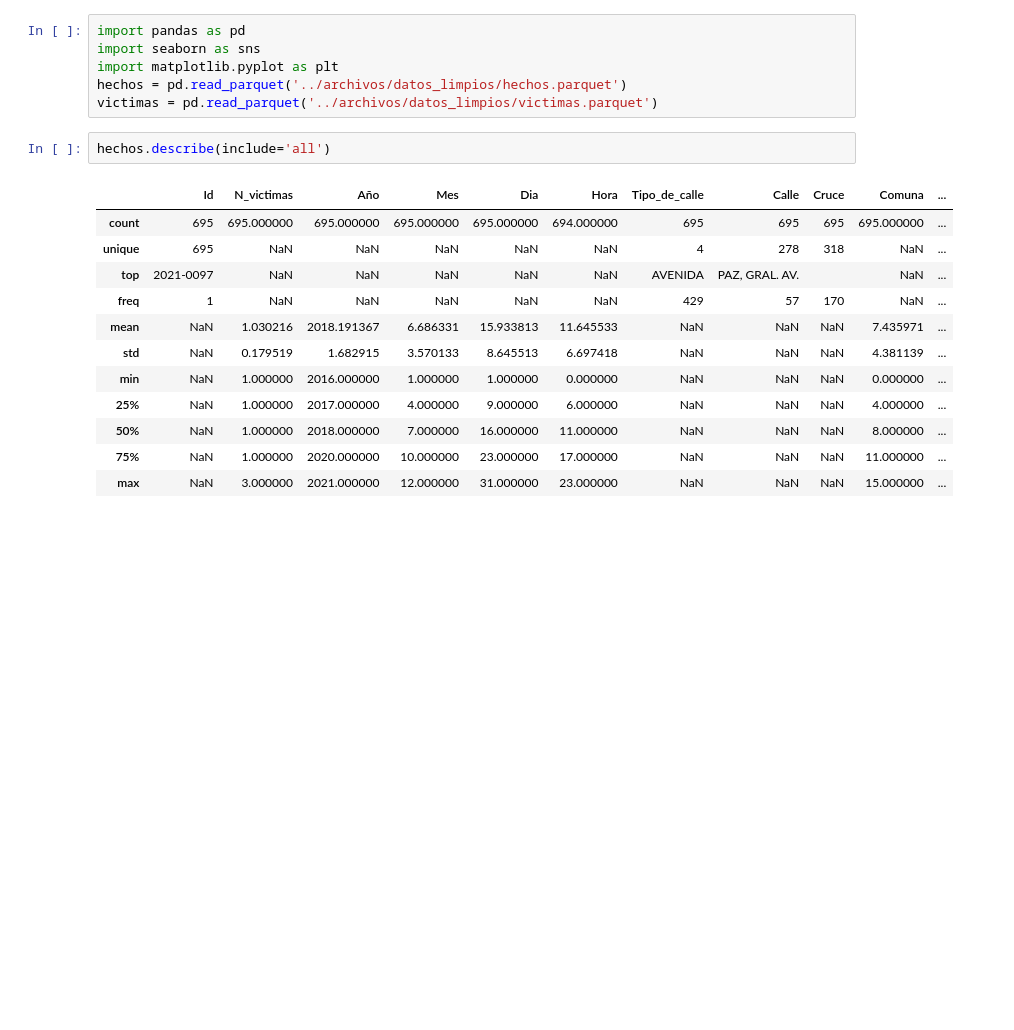
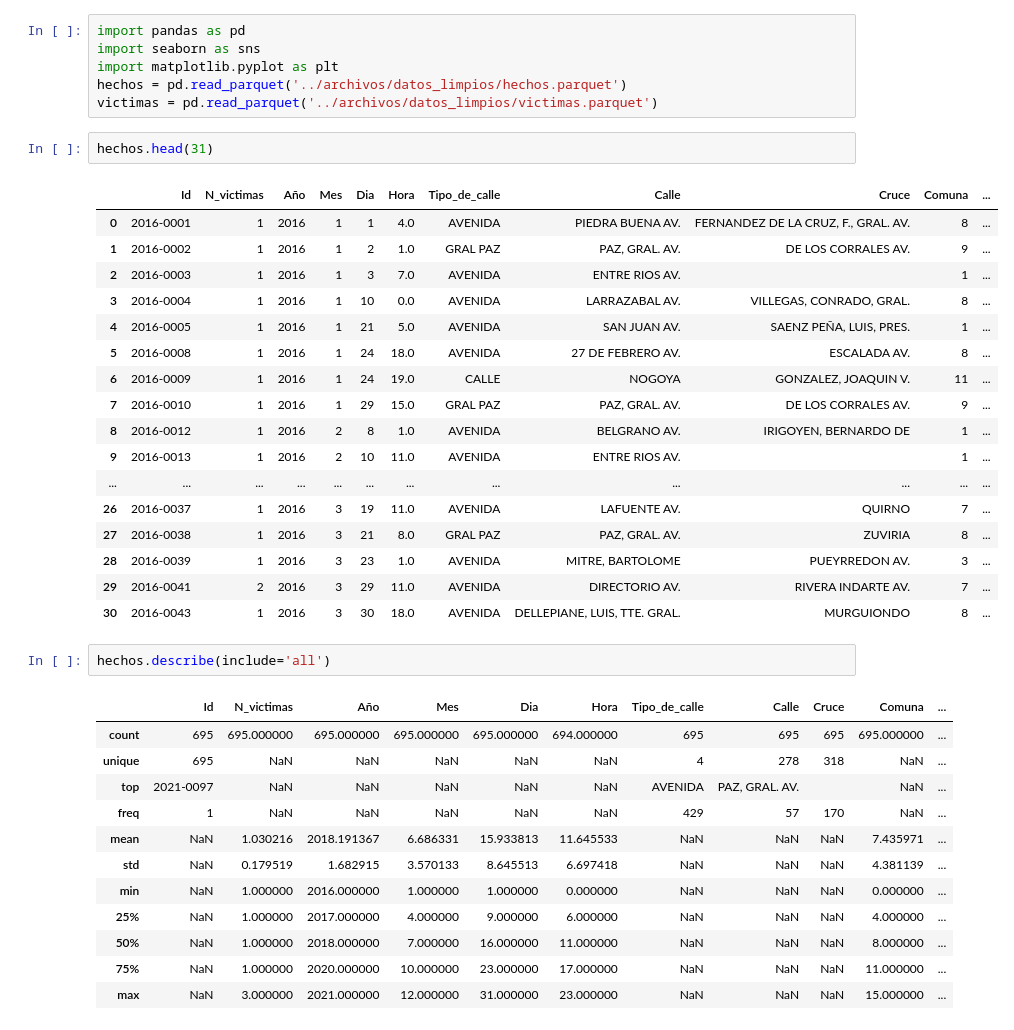
Before and after one commit to matiasbarriosled/PiDa2, a Jupyter notebook: EDA/EDA.ipynb, the cells around one changed output. Cells and saved outputs as stored; diff of their text form; blank space fills up the shorter version.

```diff
--- a/EDA/EDA.ipynb
+++ b/EDA/EDA.ipynb
@@ -4,6 +4,26 @@ import seaborn as sns
 import matplotlib.pyplot as plt
 hechos = pd.read_parquet('../archivos/datos_limpios/hechos.parquet')
 victimas = pd.read_parquet('../archivos/datos_limpios/victimas.parquet')
+# %%
+hechos.head(31)
+# %% [output]
+|  | Id | N_victimas | Año | Mes | Dia | Hora | Tipo_de_calle | Calle | Cruce | Comuna | ... |
+| 0 | 2016-0001 | 1 | 2016 | 1 | 1 | 4.0 | AVENIDA | PIEDRA BUENA AV. | FERNANDEZ DE LA CRUZ, F., GRAL. AV. | 8 | ... |
+| 1 | 2016-0002 | 1 | 2016 | 1 | 2 | 1.0 | GRAL PAZ | PAZ, GRAL. AV. | DE LOS CORRALES AV. | 9 | ... |
+| 2 | 2016-0003 | 1 | 2016 | 1 | 3 | 7.0 | AVENIDA | ENTRE RIOS AV. |  | 1 | ... |
+| 3 | 2016-0004 | 1 | 2016 | 1 | 10 | 0.0 | AVENIDA | LARRAZABAL AV. | VILLEGAS, CONRADO, GRAL. | 8 | ... |
+| 4 | 2016-0005 | 1 | 2016 | 1 | 21 | 5.0 | AVENIDA | SAN JUAN AV. | SAENZ PEÑA, LUIS, PRES. | 1 | ... |
+| 5 | 2016-0008 | 1 | 2016 | 1 | 24 | 18.0 | AVENIDA | 27 DE FEBRERO AV. | ESCALADA AV. | 8 | ... |
+| 6 | 2016-0009 | 1 | 2016 | 1 | 24 | 19.0 | CALLE | NOGOYA | GONZALEZ, JOAQUIN V. | 11 | ... |
+| 7 | 2016-0010 | 1 | 2016 | 1 | 29 | 15.0 | GRAL PAZ | PAZ, GRAL. AV. | DE LOS CORRALES AV. | 9 | ... |
+| 8 | 2016-0012 | 1 | 2016 | 2 | 8 | 1.0 | AVENIDA | BELGRANO AV. | IRIGOYEN, BERNARDO DE | 1 | ... |
+| 9 | 2016-0013 | 1 | 2016 | 2 | 10 | 11.0 | AVENIDA | ENTRE RIOS AV. |  | 1 | ... |
+| ... | ... | ... | ... | ... | ... | ... | ... | ... | ... | ... | ... |
+| 26 | 2016-0037 | 1 | 2016 | 3 | 19 | 11.0 | AVENIDA | LAFUENTE AV. | QUIRNO | 7 | ... |
+| 27 | 2016-0038 | 1 | 2016 | 3 | 21 | 8.0 | GRAL PAZ | PAZ, GRAL. AV. | ZUVIRIA | 8 | ... |
+| 28 | 2016-0039 | 1 | 2016 | 3 | 23 | 1.0 | AVENIDA | MITRE, BARTOLOME | PUEYRREDON AV. | 3 | ... |
+| 29 | 2016-0041 | 2 | 2016 | 3 | 29 | 11.0 | AVENIDA | DIRECTORIO AV. | RIVERA INDARTE AV. | 7 | ... |
+| 30 | 2016-0043 | 1 | 2016 | 3 | 30 | 18.0 | AVENIDA | DELLEPIANE, LUIS, TTE. GRAL. | MURGUIONDO | 8 | ... |
 # %%
 hechos.describe(include='all')
 # %% [output]
```
Also changed, not shown: parts of 4 cells of this notebook, 1 other file.
